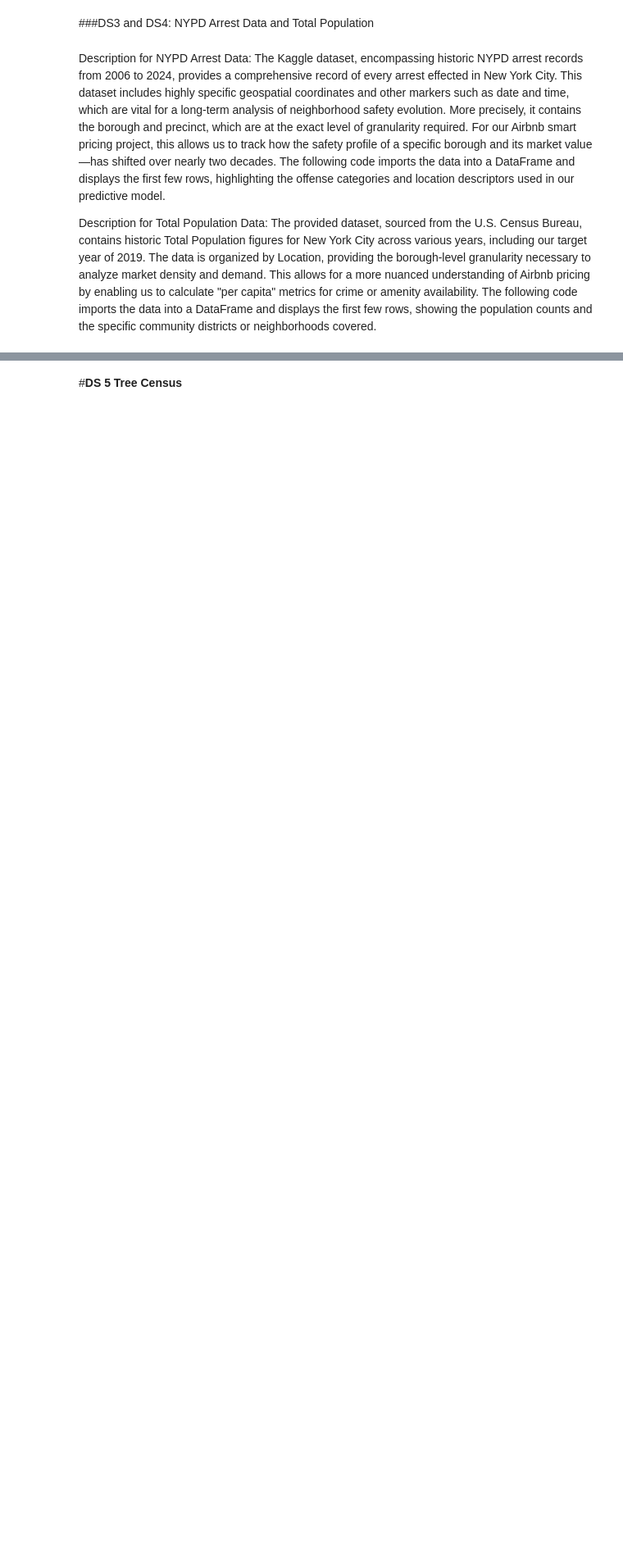
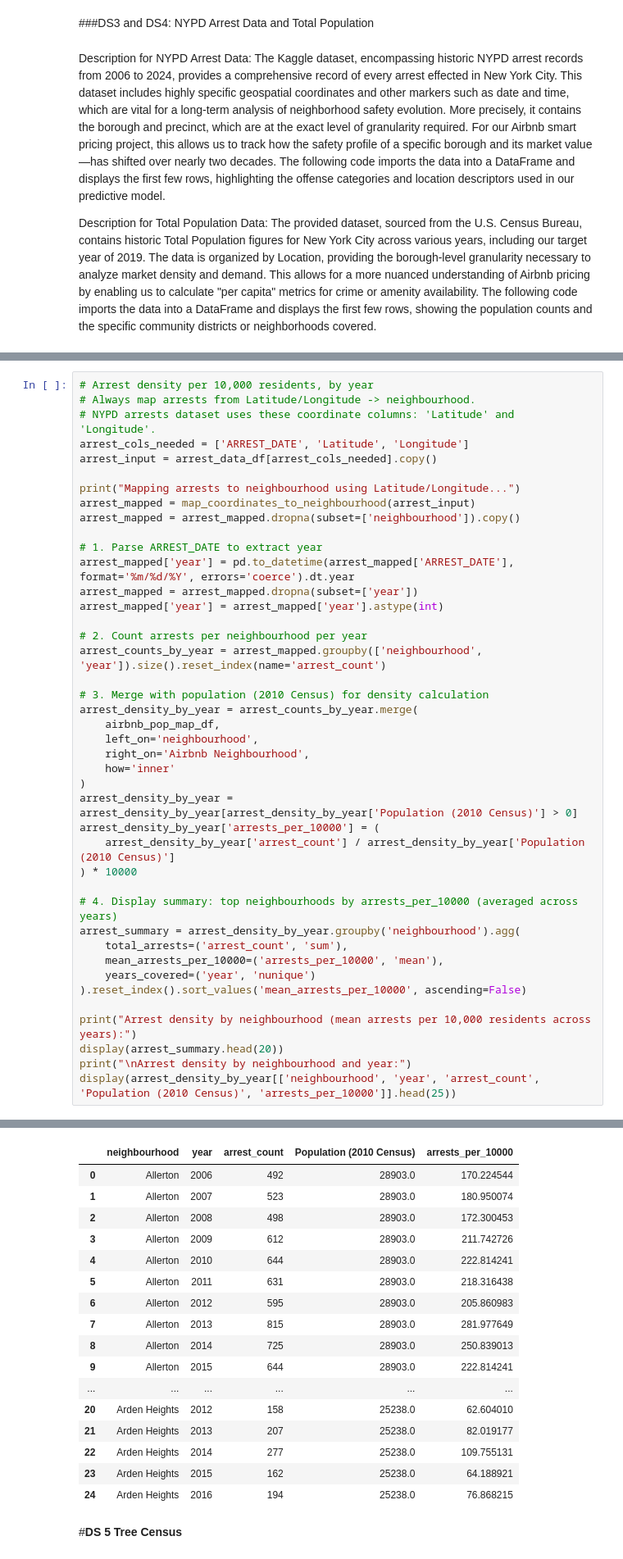
Before and after one commit to nigelyeap/airbnb_nyc, a Jupyter notebook: SC3021_Team_6 (6).ipynb, the cells around one changed output, grey strips where cells are left out. Shown at 82% size. Drawn from its saved outputs; the diff is of its cells as text; blank space fills up the shorter version.

```diff
--- a/SC3021_Team_6 (6).ipynb
+++ b/SC3021_Team_6 (6).ipynb
@@ -415,0 +505,43 @@ display(filtered_population[['Borough', 'Year', 'Population']])
+# %%
+# Arrest density per 10,000 residents, by year
+# Always map arrests from Latitude/Longitude -> neighbourhood.
+# NYPD arrests dataset uses these coordinate columns: 'Latitude' and 'Longitude'.
+arrest_cols_needed = ['ARREST_DATE', 'Latitude', 'Longitude']
+arrest_input = arrest_data_df[arrest_cols_needed].copy()
+
+print("Mapping arrests to neighbourhood using Latitude/Longitude...")
+arrest_mapped = map_coordinates_to_neighbourhood(arrest_input)
+arrest_mapped = arrest_mapped.dropna(subset=['neighbourhood']).copy()
+
+# 1. Parse ARREST_DATE to extract year
+arrest_mapped['year'] = pd.to_datetime(arrest_mapped['ARREST_DATE'], format='%m/%d/%Y', errors='coerce').dt.year
+arrest_mapped = arrest_mapped.dropna(subset=['year'])
+arrest_mapped['year'] = arrest_mapped['year'].astype(int)
+
+# 2. Count arrests per neighbourhood per year
+arrest_counts_by_year = arrest_mapped.groupby(['neighbourhood', 'year']).size().reset_index(name='arrest_count')
+
+# 3. Merge with population (2010 Census) for density calculation
+arrest_density_by_year = arrest_counts_by_year.merge(
+    airbnb_pop_map_df,
+    left_on='neighbourhood',
+    right_on='Airbnb Neighbourhood',
+    how='inner'
+)
+arrest_density_by_year = arrest_density_by_year[arrest_density_by_year['Population (2010 Census)'] > 0]
+arrest_density_by_year['arrests_per_10000'] = (
+    arrest_density_by_year['arrest_count'] / arrest_density_by_year['Population (2010 Census)']
+) * 10000
+
+# 4. Display summary: top neighbourhoods by arrests_per_10000 (averaged across years)
+arrest_summary = arrest_density_by_year.groupby('neighbourhood').agg(
+    total_arrests=('arrest_count', 'sum'),
+    mean_arrests_per_10000=('arrests_per_10000', 'mean'),
+    years_covered=('year', 'nunique')
+).reset_index().sort_values('mean_arrests_per_10000', ascending=False)
+
+print("Arrest density by neighbourhood (mean arrests per 10,000 residents across years):")
+display(arrest_summary.head(20))
+print("\nArrest density by neighbourhood and year:")
+display(arrest_density_by_year[['neighbourhood', 'year', 'arrest_count', 'Population (2010 Census)', 'arrests_per_10000']].head(25))
+# %% [output]
@@ -416,3 +568,20 @@ display(filtered_population[['Borough', 'Year', 'Population']])
+|  | neighbourhood | year | arrest_count | Population (2010 Census) | arrests_per_10000 |
+| 0 | Allerton | 2006 | 492 | 28903.0 | 170.224544 |
+| 1 | Allerton | 2007 | 523 | 28903.0 | 180.950074 |
+| 2 | Allerton | 2008 | 498 | 28903.0 | 172.300453 |
+| 3 | Allerton | 2009 | 612 | 28903.0 | 211.742726 |
+| 4 | Allerton | 2010 | 644 | 28903.0 | 222.814241 |
+| 5 | Allerton | 2011 | 631 | 28903.0 | 218.316438 |
+| 6 | Allerton | 2012 | 595 | 28903.0 | 205.860983 |
+| 7 | Allerton | 2013 | 815 | 28903.0 | 281.977649 |
+| 8 | Allerton | 2014 | 725 | 28903.0 | 250.839013 |
+| 9 | Allerton | 2015 | 644 | 28903.0 | 222.814241 |
+| ... | ... | ... | ... | ... | ... |
+| 20 | Arden Heights | 2012 | 158 | 25238.0 | 62.604010 |
+| 21 | Arden Heights | 2013 | 207 | 25238.0 | 82.019177 |
+| 22 | Arden Heights | 2014 | 277 | 25238.0 | 109.755131 |
+| 23 | Arden Heights | 2015 | 162 | 25238.0 | 64.188921 |
+| 24 | Arden Heights | 2016 | 194 | 25238.0 | 76.868215 |
 # %% [markdown]
 #**DS 5 Tree Census**
 # %% [markdown]
```
Also changed, not shown: parts of 22 cells of this notebook.
